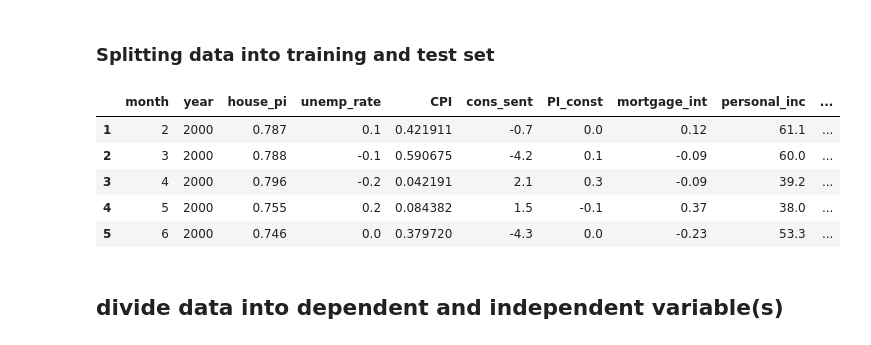
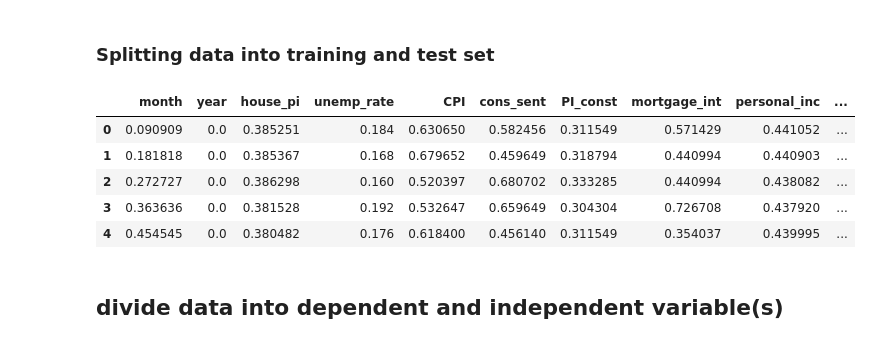
Before and after one commit to AtK42/digital-tools-for-finance-homework, a Jupyter notebook: housing-price-index-us/notebooks/housing-price-index-us.ipynb, the cells around one changed output. Drawn from its saved outputs; the diff is of its cells as text; code cells hidden in the pictures.

```diff
--- a/housing-price-index-us/notebooks/housing-price-index-us.ipynb
+++ b/housing-price-index-us/notebooks/housing-price-index-us.ipynb
@@ -265,32 +265,32 @@ plt.show()
 # %%
 # for differences
 
 # add year and month (insert only here, i.e., after taking differences since otherwise we'd only have 1 for year or month change)
 data_date_year = pd.to_datetime(data_date).dt.year
 data_date_month = pd.to_datetime(data_date).dt.month
 
 data_diff.insert(0, 'year', data_date_year)
 data_diff.insert(0, 'month', data_date_month)
 
 # initialize scaler
 scaler = MinMaxScaler()
 
 # apply scaler
 data_diff_scaled = pd.DataFrame(scaler.fit_transform(data_diff), columns = data_diff.columns)
 
 # have a look at data
 data_diff_scaled.head()
 
 # make train-test split
-data_diff_scaled_train, data_diff_scaled_test = train_test_split(data_diff, train_size = 0.7, random_state = 100, shuffle = False)
+data_diff_scaled_train, data_diff_scaled_test = train_test_split(data_diff_scaled, train_size = 0.7, random_state = 100, shuffle = False)
 
 data_diff_scaled_train.head()
 # %% [output]
 |  | month | year | house_pi | unemp_rate | CPI | cons_sent | PI_const | mortgage_int | personal_inc | ... |
-| 1 | 2 | 2000 | 0.787 | 0.1 | 0.421911 | -0.7 | 0.0 | 0.12 | 61.1 | ... |
-| 2 | 3 | 2000 | 0.788 | -0.1 | 0.590675 | -4.2 | 0.1 | -0.09 | 60.0 | ... |
-| 3 | 4 | 2000 | 0.796 | -0.2 | 0.042191 | 2.1 | 0.3 | -0.09 | 39.2 | ... |
-| 4 | 5 | 2000 | 0.755 | 0.2 | 0.084382 | 1.5 | -0.1 | 0.37 | 38.0 | ... |
-| 5 | 6 | 2000 | 0.746 | 0.0 | 0.379720 | -4.3 | 0.0 | -0.23 | 53.3 | ... |
+| 0 | 0.090909 | 0.0 | 0.385251 | 0.184 | 0.630650 | 0.582456 | 0.311549 | 0.571429 | 0.441052 | ... |
+| 1 | 0.181818 | 0.0 | 0.385367 | 0.168 | 0.679652 | 0.459649 | 0.318794 | 0.440994 | 0.440903 | ... |
+| 2 | 0.272727 | 0.0 | 0.386298 | 0.160 | 0.520397 | 0.680702 | 0.333285 | 0.440994 | 0.438082 | ... |
+| 3 | 0.363636 | 0.0 | 0.381528 | 0.192 | 0.532647 | 0.659649 | 0.304304 | 0.726708 | 0.437920 | ... |
+| 4 | 0.454545 | 0.0 | 0.380482 | 0.176 | 0.618400 | 0.456140 | 0.311549 | 0.354037 | 0.439995 | ... |
 # %% [markdown]
 ## divide data into dependent and independent variable(s)
```
Also changed, not shown: parts of 17 cells of this notebook.
